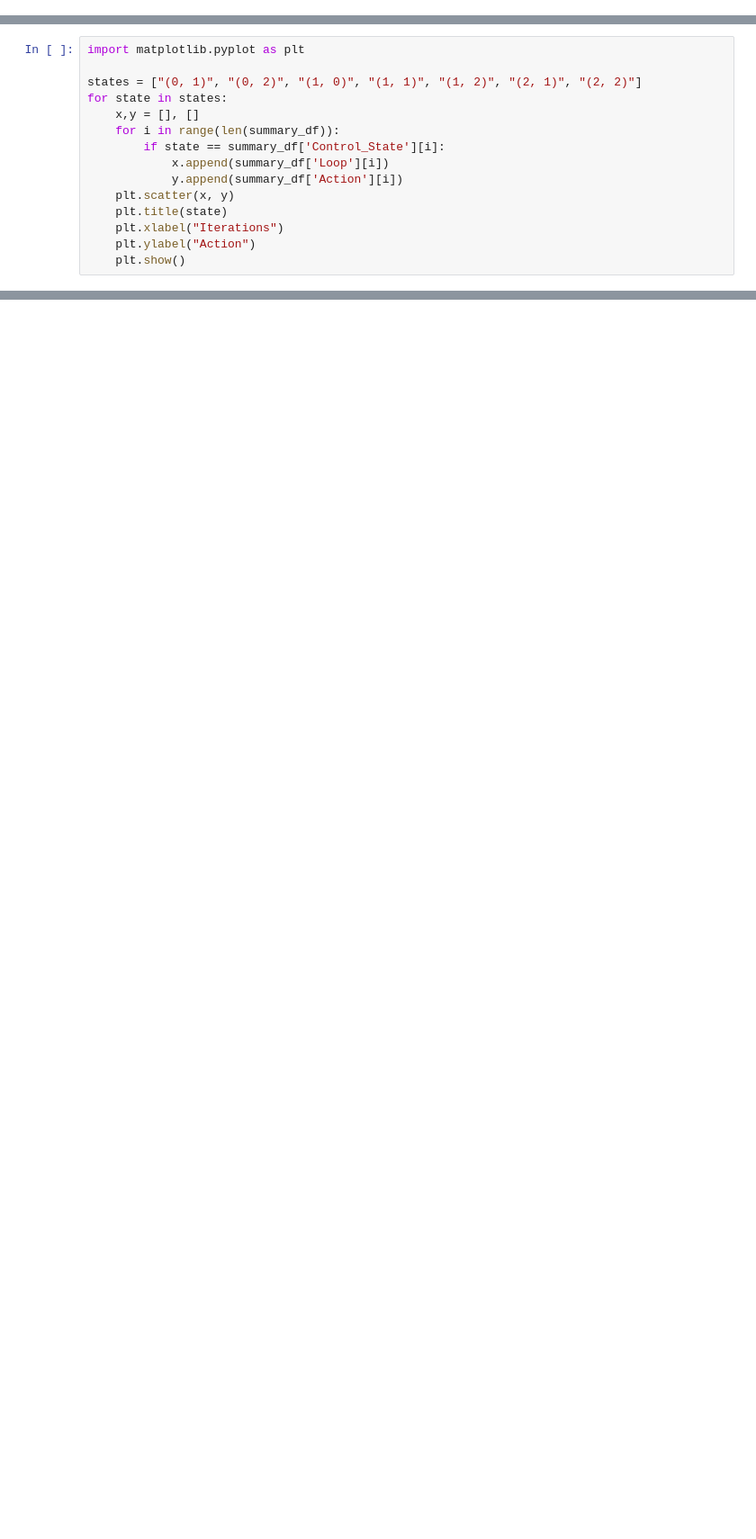
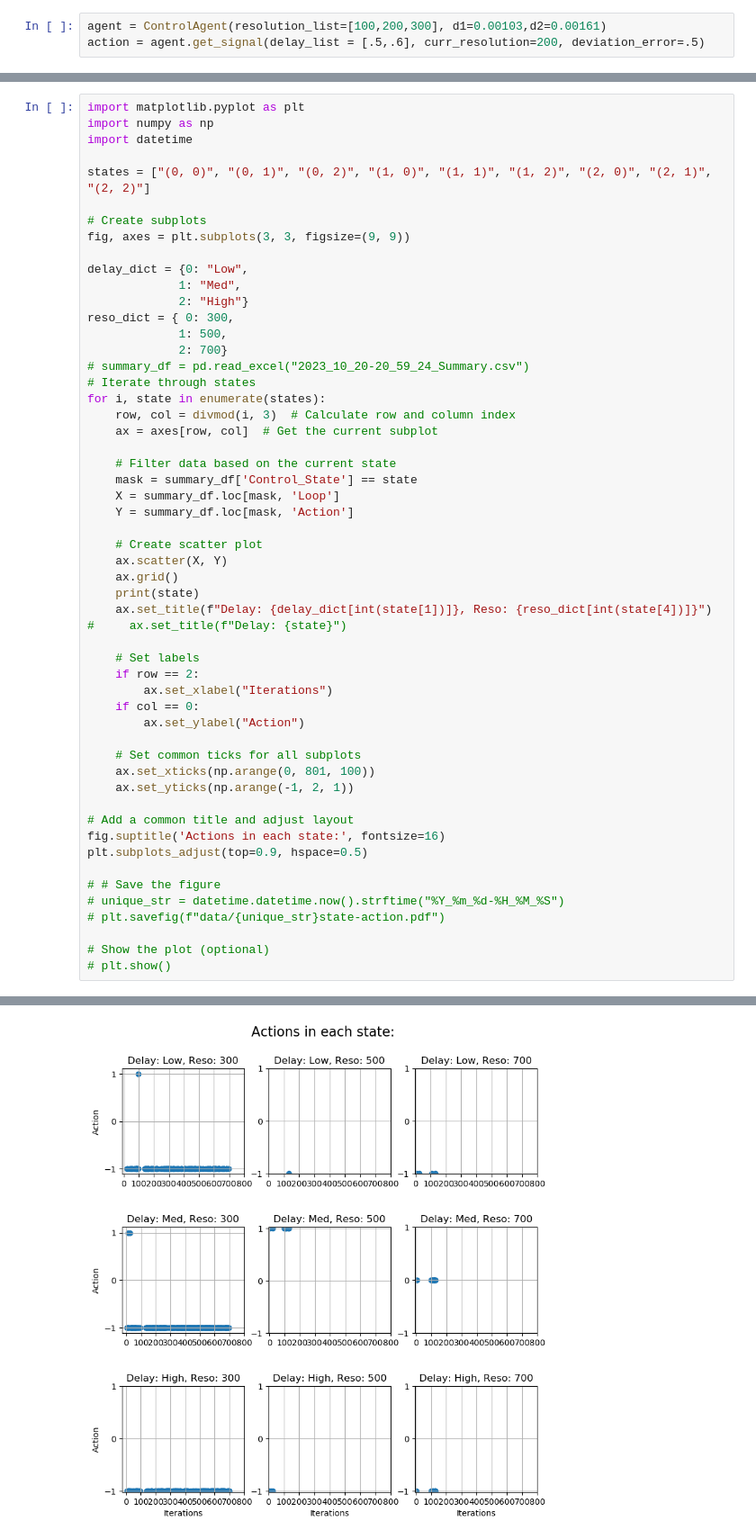
Before and after one commit to regularNN/EIA-1, a Jupyter notebook: channel.ipynb, the cells around one changed output, grey strips where cells are left out. Shown: that part at 90% size. Cells and saved outputs as stored; diff of their text form; blank space fills up the shorter version.

```diff
--- a/channel.ipynb
+++ b/channel.ipynb
@@ -185,0 +216,3 @@ class ControlAgent:
+# %%
+agent = ControlAgent(resolution_list=[100,200,300], d1=0.00103,d2=0.00161)
+action = agent.get_signal(delay_list = [.5,.6], curr_resolution=200, deviation_error=.5)
@@ -250,15 +306,0 @@ summary_df.to_csv("Summary.csv")
-# %%
-import matplotlib.pyplot as plt
-
-states = ["(0, 1)", "(0, 2)", "(1, 0)", "(1, 1)", "(1, 2)", "(2, 1)", "(2, 2)"]
-for state in states:
-    x,y = [], []
-    for i in range(len(summary_df)):
-        if state == summary_df['Control_State'][i]:
-            x.append(summary_df['Loop'][i])
-            y.append(summary_df['Action'][i])
-    plt.scatter(x, y)
-    plt.title(state)
-    plt.xlabel("Iterations")
-    plt.ylabel("Action")
-    plt.show()
@@ -272,0 +331,55 @@ for state in states:
+# %%
+import matplotlib.pyplot as plt
+import numpy as np
+import datetime
+
+states = ["(0, 0)", "(0, 1)", "(0, 2)", "(1, 0)", "(1, 1)", "(1, 2)", "(2, 0)", "(2, 1)", "(2, 2)"]
+
+# Create subplots
+fig, axes = plt.subplots(3, 3, figsize=(9, 9))
+
+delay_dict = {0: "Low",
+             1: "Med",
+             2: "High"}
+reso_dict = { 0: 300,
+             1: 500,
+             2: 700}
+# summary_df = pd.read_excel("2023_10_20-20_59_24_Summary.csv")
+# Iterate through states
+for i, state in enumerate(states):
+    row, col = divmod(i, 3)  # Calculate row and column index
+    ax = axes[row, col]  # Get the current subplot
+
+    # Filter data based on the current state
+    mask = summary_df['Control_State'] == state
+    X = summary_df.loc[mask, 'Loop']
+    Y = summary_df.loc[mask, 'Action']
+
+    # Create scatter plot
+    ax.scatter(X, Y)
+    ax.grid()
+    print(state)
+    ax.set_title(f"Delay: {delay_dict[int(state[1])]}, Reso: {reso_dict[int(state[4])]}")
+#     ax.set_title(f"Delay: {state}")
+
+    # Set labels
+    if row == 2:
+        ax.set_xlabel("Iterations")
+    if col == 0:
+        ax.set_ylabel("Action")
+
+    # Set common ticks for all subplots
+    ax.set_xticks(np.arange(0, 801, 100))
+    ax.set_yticks(np.arange(-1, 2, 1))
+
+# Add a common title and adjust layout
+fig.suptitle('Actions in each state:', fontsize=16)
+plt.subplots_adjust(top=0.9, hspace=0.5)
+
+# # Save the figure
+# unique_str = datetime.datetime.now().strftime("%Y_%m_%d-%H_%M_%S")
+# plt.savefig(f"data/{unique_str}state-action.pdf")
+
+# Show the plot (optional)
+# plt.show()
+# %% [output]
@@ -272,0 +395 @@ for state in states:
+[figure, added]
```
Also changed, not shown: parts of 20 cells of this notebook.
